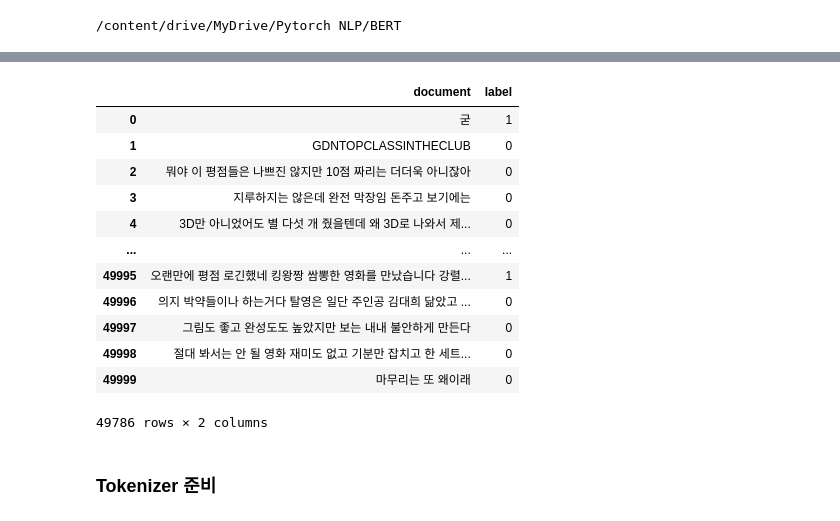
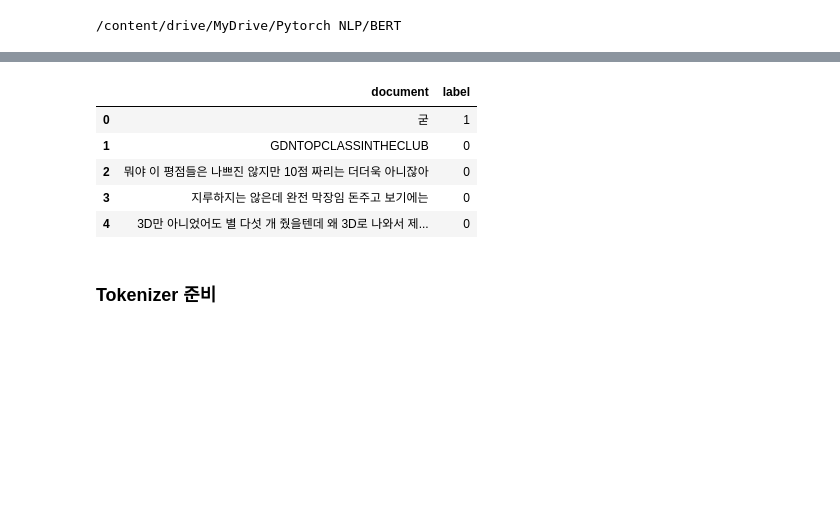
Before and after one commit to DonghaeSuh/NLP_Pytorch, a Jupyter notebook: Model/BERT/BERT_Text_Classification.ipynb, the cells around one changed output, grey strips where cells are left out. Saved outputs shown, nothing was run; the diff lists cells and outputs as text; code cells hidden in the pictures; blank space fills up the shorter version.

```diff
--- a/Model/BERT/BERT_Text_Classification.ipynb
+++ b/Model/BERT/BERT_Text_Classification.ipynb
@@ -397,21 +390,14 @@ train_df
 # %%
-test_df=pd.read_csv('data_in/test_df.csv')
+test_df=pd.read_csv('data_in/nsmc/test_df.csv')
 test_df=test_df.dropna()
-test_df
+test_df.head()
 # %% [output]
 |  | document | label |
 | 0 | 굳 | 1 |
 | 1 | GDNTOPCLASSINTHECLUB | 0 |
 | 2 | 뭐야 이 평점들은 나쁘진 않지만 10점 짜리는 더더욱 아니잖아 | 0 |
 | 3 | 지루하지는 않은데 완전 막장임 돈주고 보기에는 | 0 |
 | 4 | 3D만 아니었어도 별 다섯 개 줬을텐데 왜 3D로 나와서 제... | 0 |
-| ... | ... | ... |
-| 49995 | 오랜만에 평점 로긴했네 킹왕짱 쌈뽕한 영화를 만났습니다 강렬... | 1 |
-| 49996 | 의지 박약들이나 하는거다 탈영은 일단 주인공 김대희 닮았고 ... | 0 |
-| 49997 | 그림도 좋고 완성도도 높았지만 보는 내내 불안하게 만든다 | 0 |
-| 49998 | 절대 봐서는 안 될 영화 재미도 없고 기분만 잡치고 한 세트... | 0 |
-| 49999 | 마무리는 또 왜이래 | 0 |
-49786 rows × 2 columns
 # %% [markdown]
 ### Tokenizer 준비
 # %%
```
Also changed, not shown: parts of 2 cells of this notebook.
